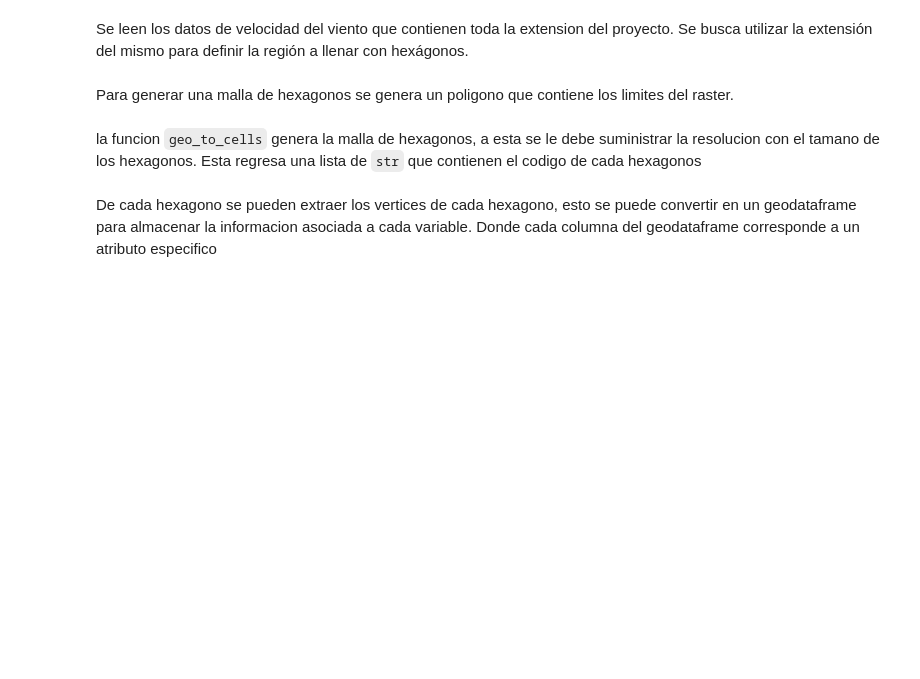
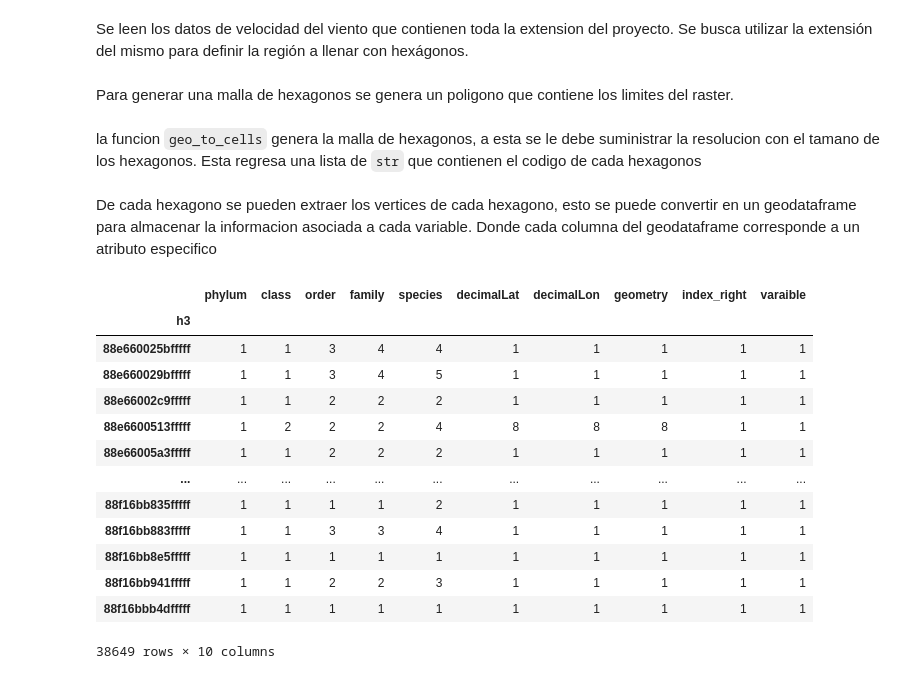
Before and after one commit to smartinezg2018/ahpAmbiental, a Jupyter notebook: h3.ipynb, the cells around one changed output. Cells and saved outputs as stored; diff of their text form; code cells hidden in the pictures; blank space fills up the shorter version.

```diff
--- a/h3.ipynb
+++ b/h3.ipynb
@@ -51,3 +61,30 @@ path = '/home/jta/Documentos/raster_variables/datos_cris/especies_densidades/esp
 gdf_migratorias = gpd.read_file(path)
 # convertir
 gdf_migratorias = gdf_migratorias.to_crs(epsg_on)
+# %%
+if gdf_hex.crs != gdf_migratorias.crs:
+   gdf_migratorias =gdf_migratorias.to_crs(gdf_hex.crs)
+
+# 2. Realizar el Spatial Join
+# Esto asigna a cada punto el ID del hexágono donde se encuentra
+# 'predicate="within"' es lo inverso a contains, ideal para puntos dentro de polis
+puntos_con_hex = gpd.sjoin(gdf_migratorias, gdf_hex, how="inner", predicate="within")
+# %%
+df_unicas = puntos_con_hex.groupby('h3').nunique()
+# %%
+df_unicas
+# %% [output]
+|  | phylum | class | order | family | species | decimalLat | decimalLon | geometry | index_right | varaible |
+| h3 |  |  |  |  |  |  |  |  |  |  |
+| 88e660025bfffff | 1 | 1 | 3 | 4 | 4 | 1 | 1 | 1 | 1 | 1 |
+| 88e660029bfffff | 1 | 1 | 3 | 4 | 5 | 1 | 1 | 1 | 1 | 1 |
+| 88e66002c9fffff | 1 | 1 | 2 | 2 | 2 | 1 | 1 | 1 | 1 | 1 |
+| 88e6600513fffff | 1 | 2 | 2 | 2 | 4 | 8 | 8 | 8 | 1 | 1 |
+| 88e66005a3fffff | 1 | 1 | 2 | 2 | 2 | 1 | 1 | 1 | 1 | 1 |
+| ... | ... | ... | ... | ... | ... | ... | ... | ... | ... | ... |
+| 88f16bb835fffff | 1 | 1 | 1 | 1 | 2 | 1 | 1 | 1 | 1 | 1 |
+| 88f16bb883fffff | 1 | 1 | 3 | 3 | 4 | 1 | 1 | 1 | 1 | 1 |
+| 88f16bb8e5fffff | 1 | 1 | 1 | 1 | 1 | 1 | 1 | 1 | 1 | 1 |
+| 88f16bb941fffff | 1 | 1 | 2 | 2 | 3 | 1 | 1 | 1 | 1 | 1 |
+| 88f16bbb4dfffff | 1 | 1 | 1 | 1 | 1 | 1 | 1 | 1 | 1 | 1 |
+38649 rows × 10 columns
```
Also changed, not shown: parts of 35 cells of this notebook.
